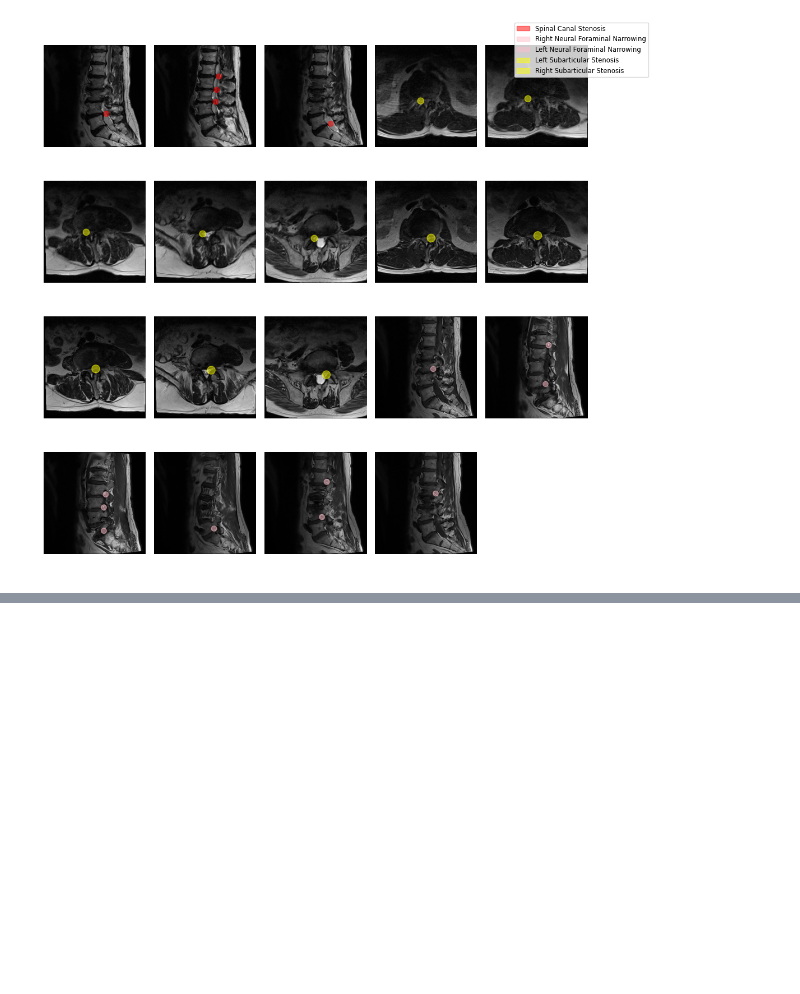
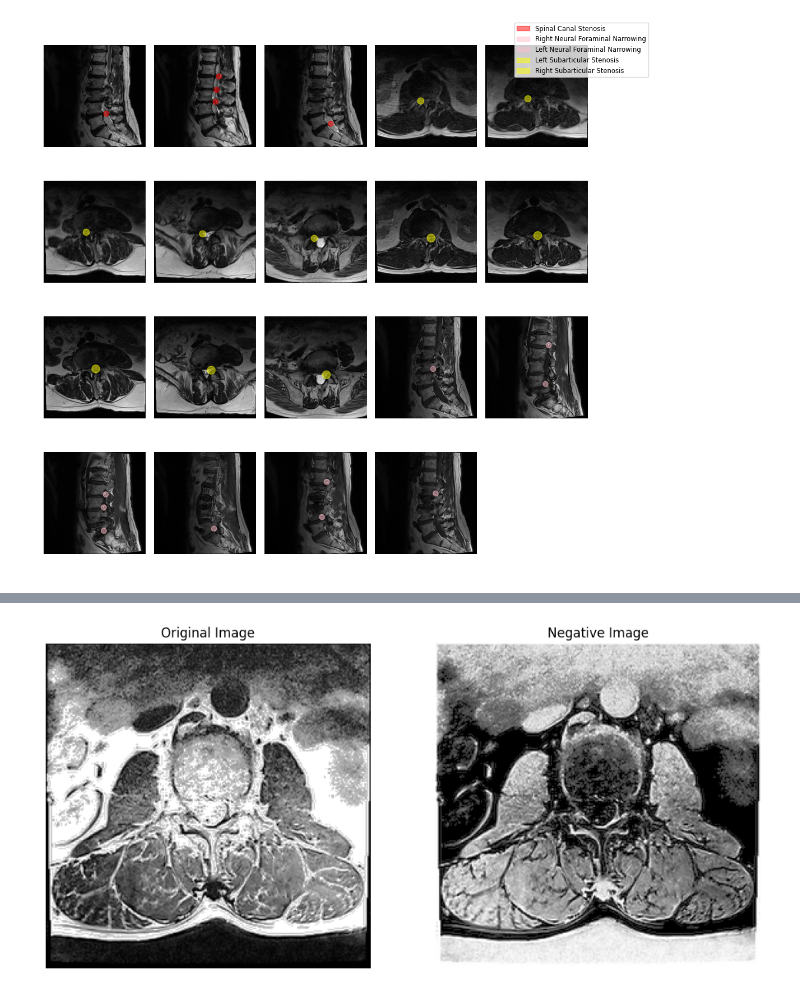
Before and after one commit to ahmedembeddedxx/lumbar-spine-degenerative-classification, a Jupyter notebook: src/ML/lumbar-seg.ipynb, the cells around one changed output, grey strips where cells are left out. Cells and saved outputs as stored; diff of their text form; code cells hidden in the pictures; blank space fills up the shorter version.

```diff
--- a/src/ML/lumbar-seg.ipynb
+++ b/src/ML/lumbar-seg.ipynb
@@ -363,0 +455,21 @@ plt.show()
+# %%
+file_path = '/kaggle/input/lumbar-spine-histogram-equalized/train_images_hist/100206310/1012284084/25.npy'
+image_data = np.load(file_path)
+
+negative_image = 255 - image_data
+
+plt.figure(figsize=(12, 6))
+
+plt.subplot(1, 2, 1)
+plt.imshow(image_data, cmap='gray')
+plt.title('Original Image')
+plt.axis('off')
+
+plt.subplot(1, 2, 2)
+plt.imshow(negative_image, cmap='gray')
+plt.title('Negative Image')
+plt.axis('off')
+
+plt.show()
+# %% [output]
+[figure, added]
```
Also changed, not shown: parts of 12 cells of this notebook.
